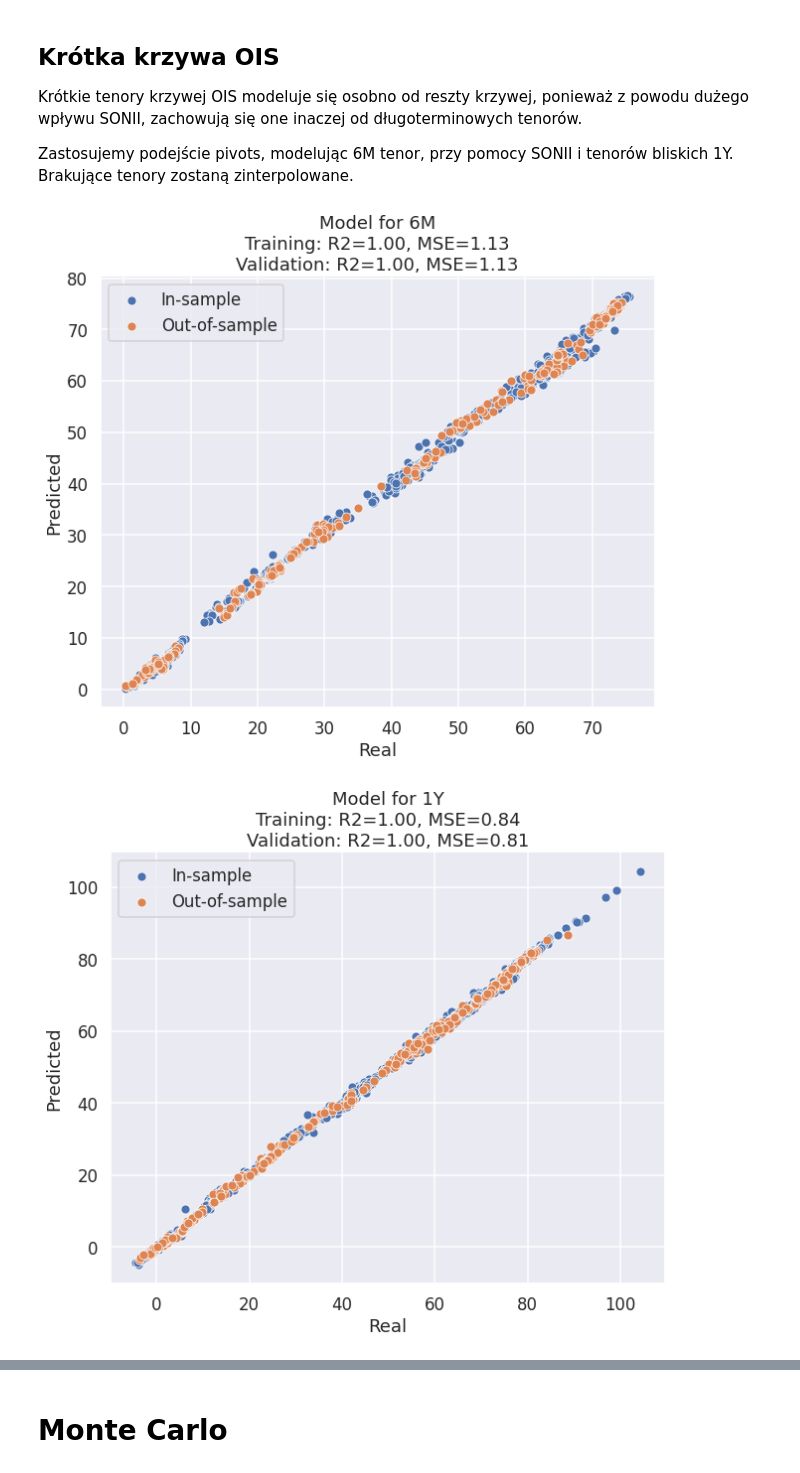
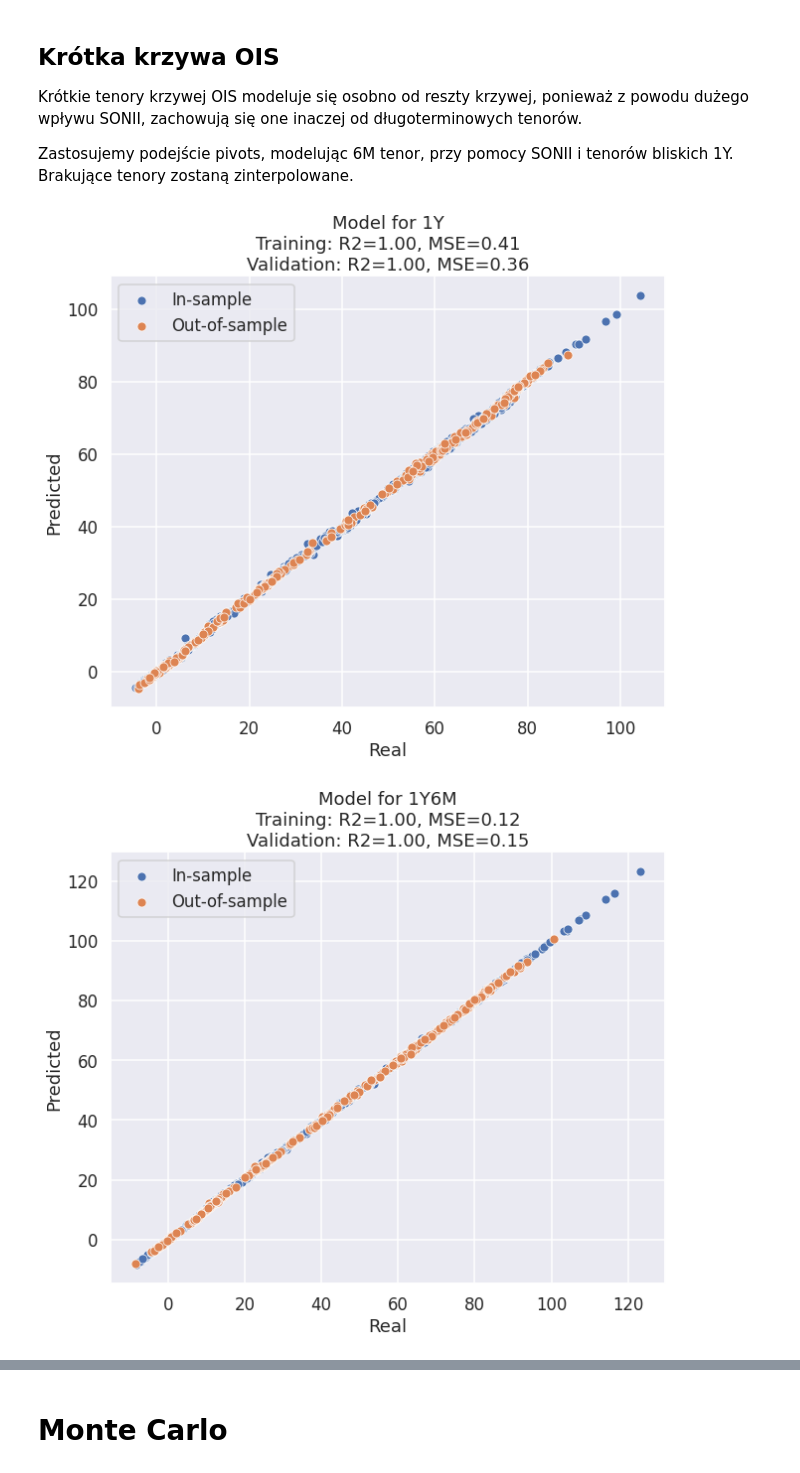
Before and after one commit to PiotMik/OIS_curve_modeling, a Jupyter notebook: OIS_Curve_modelling_3.ipynb, the cells around one changed output, grey strips where cells are left out. Drawn from its saved outputs; the diff is of its cells as text; code cells hidden in the pictures.

```diff
--- a/OIS_Curve_modelling_3.ipynb
+++ b/OIS_Curve_modelling_3.ipynb
@@ -426,10 +426,11 @@ class RegressionShortTermModel():
 
     def get_feature_list(self, tenor: str):
 
-        long_term_tenors_int ={rev_tenor_parser(t) for t in {'6M', '1Y', '1Y6M',
-                                                             '2Y', '2Y6M', '3Y',
-                                                             '3Y6M', '4Y',
-                                                             '4Y6M', '5Y'}}
+        long_term_tenors_int ={rev_tenor_parser(t) for t in {'3M', '6M', '9M', '1Y',
+                                                             '1Y3M', '1Y6M', '1Y9M', '2Y',
+                                                             '2Y3M', '2Y6M', '2Y9M', '3Y',
+                                                             '3Y3M', '3Y6M', '3Y9M', '4Y',
+                                                             '4Y3M', '4Y6M', '4Y9M', '5Y'}}
 
         cutoff_int = rev_tenor_parser(self.cutoff)
         long_term_tenors = {tenor_parser(t) for t in long_term_tenors_int if t >= cutoff_int}
@@ -461,6 +462,7 @@ class RegressionShortTermModel():
 
         features, skewness_tenor, convexity_tenor = self.get_feature_list(pivot)
         X_train = data.loc[:, features]
+        X_train['SONIA'] = data['SONIA']
         X_train[f'SONIA-{self.cutoff} spread'] = data['SONIA'] - data[self.cutoff]
         X_train[f'Skewness ({skewness_tenor})'] = data['5Y'] - data[skewness_tenor]
         X_train[f'Convexity ({convexity_tenor})'] = (data['5Y'] + data[self.cutoff])/2.0 - data[convexity_tenor]
@@ -527,34 +529,34 @@ class RegressionShortTermModel():
                         y = y_pred.ravel(), label = 'Out-of-sample')
 
         val_r2 = r2_score(y_val, y_pred)
         val_mse = mean_squared_error(y_val, y_pred)
 
         plt.legend()
         plt.title(f'Model for {pivot}\nTraining: R2={train_r2:.2f}, MSE={train_mse:.2f}\nValidation: R2={val_r2:.2f}, MSE={val_mse:.2f}')
 
     def spline(self, rates, kind='quadratic'):
         available_tenors_str = rates.columns
         available_tenors_int = [rev_tenor_parser(tenor_str) for tenor_str in available_tenors_str]
         sp = interp1d(np.array(available_tenors_int), rates.values, kind = kind)
         interpolated = pd.concat([pd.DataFrame(sp(tenor)) for tenor in range(0, 61)], axis=1)
         interpolated.columns = ['SONIA'] + list(ois.columns)
         interpolated.index = rates.index
         return interpolated
 
     def simulate(self, long_tenor_data):
         X = self.extract_features(long_tenor_data, X_only=True)
         preds = []
         for pivot in self.pivot_tenors:
           pivot_sim = pd.DataFrame(self.models[pivot].predict(X[pivot])).T
           pivot_sim.index = long_tenor_data.index[1:]
           pivot_sim.columns = [pivot]
           preds.append(pivot_sim)
         return pd.concat(preds, axis=1)
 
 
-short_term_model = RegressionShortTermModel(pivot_tenors=['6M', '1Y'], cutoff='2Y')
+short_term_model = RegressionShortTermModel(pivot_tenors=['1Y', '1Y6M'], cutoff='2Y')
 short_term_model.fit(rates, val_split=0.2)
 # %% [output]
-[figure, old version]
+[figure, new version]
-[figure, old version]
+[figure, new version]
 # %%
```
Also changed, not shown: parts of 7 cells of this notebook.
